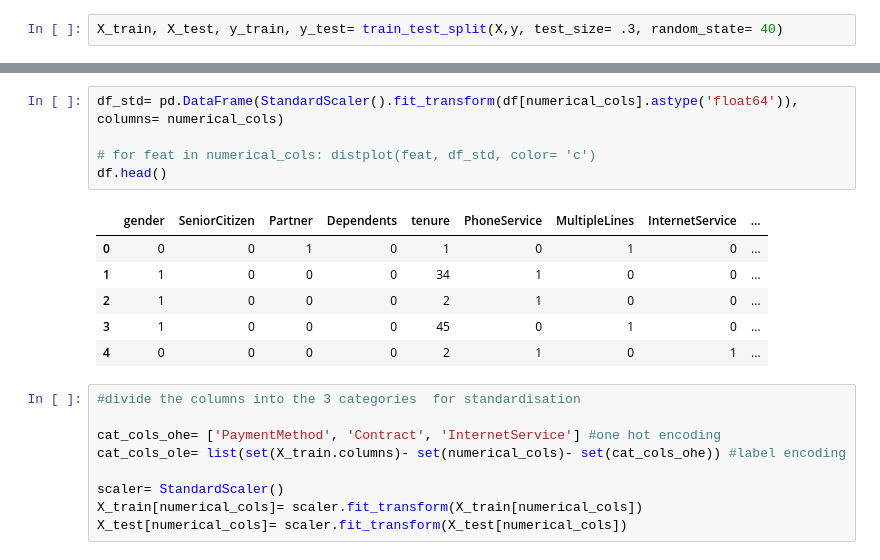
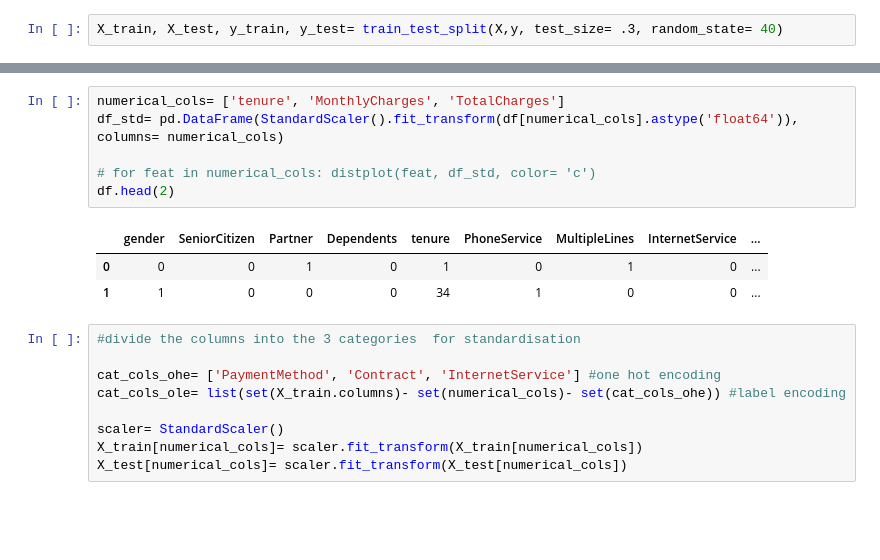
Before and after one commit to Cedrqmwesigwa/customer-churn-Bank, a Jupyter notebook: customer churn model.ipynb, the cells around one changed output, grey strips where cells are left out. Saved outputs shown, nothing was run; the diff lists cells and outputs as text; blank space fills up the shorter version.

```diff
--- a/customer churn model.ipynb
+++ b/customer churn model.ipynb
@@ -276,15 +313,13 @@ for feat in numerical_cols: displot(feat, df)
 # %%
+numerical_cols= ['tenure', 'MonthlyCharges', 'TotalCharges']
 df_std= pd.DataFrame(StandardScaler().fit_transform(df[numerical_cols].astype('float64')), columns= numerical_cols)
 
 # for feat in numerical_cols: distplot(feat, df_std, color= 'c')
-df.head()
+df.head(2)
 # %% [output]
 |  | gender | SeniorCitizen | Partner | Dependents | tenure | PhoneService | MultipleLines | InternetService | ... |
 | 0 | 0 | 0 | 1 | 0 | 1 | 0 | 1 | 0 | ... |
 | 1 | 1 | 0 | 0 | 0 | 34 | 1 | 0 | 0 | ... |
-| 2 | 1 | 0 | 0 | 0 | 2 | 1 | 0 | 0 | ... |
-| 3 | 1 | 0 | 0 | 0 | 45 | 0 | 1 | 0 | ... |
-| 4 | 0 | 0 | 0 | 0 | 2 | 1 | 0 | 1 | ... |
 # %%
 #divide the columns into the 3 categories  for standardisation
 
```
Also changed, not shown: parts of 39 cells of this notebook, 4 other files.
